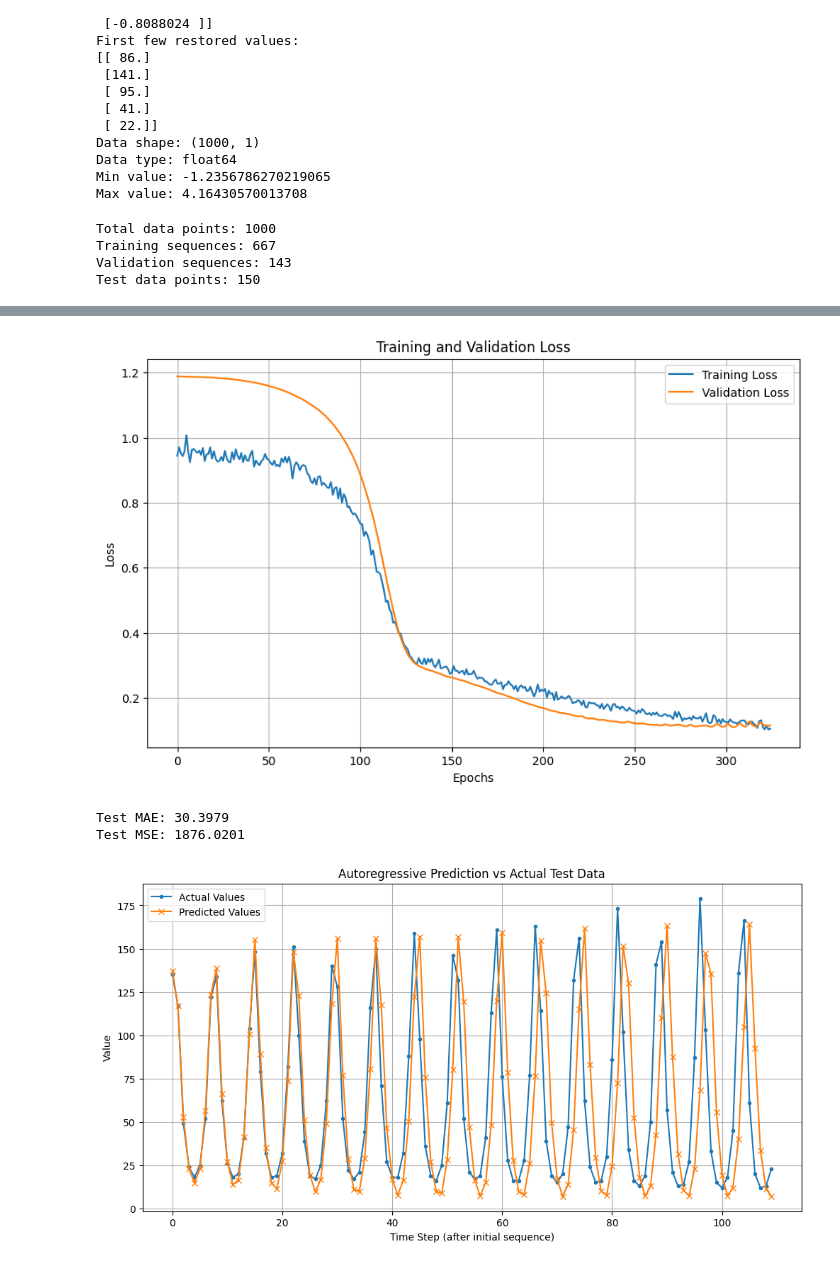
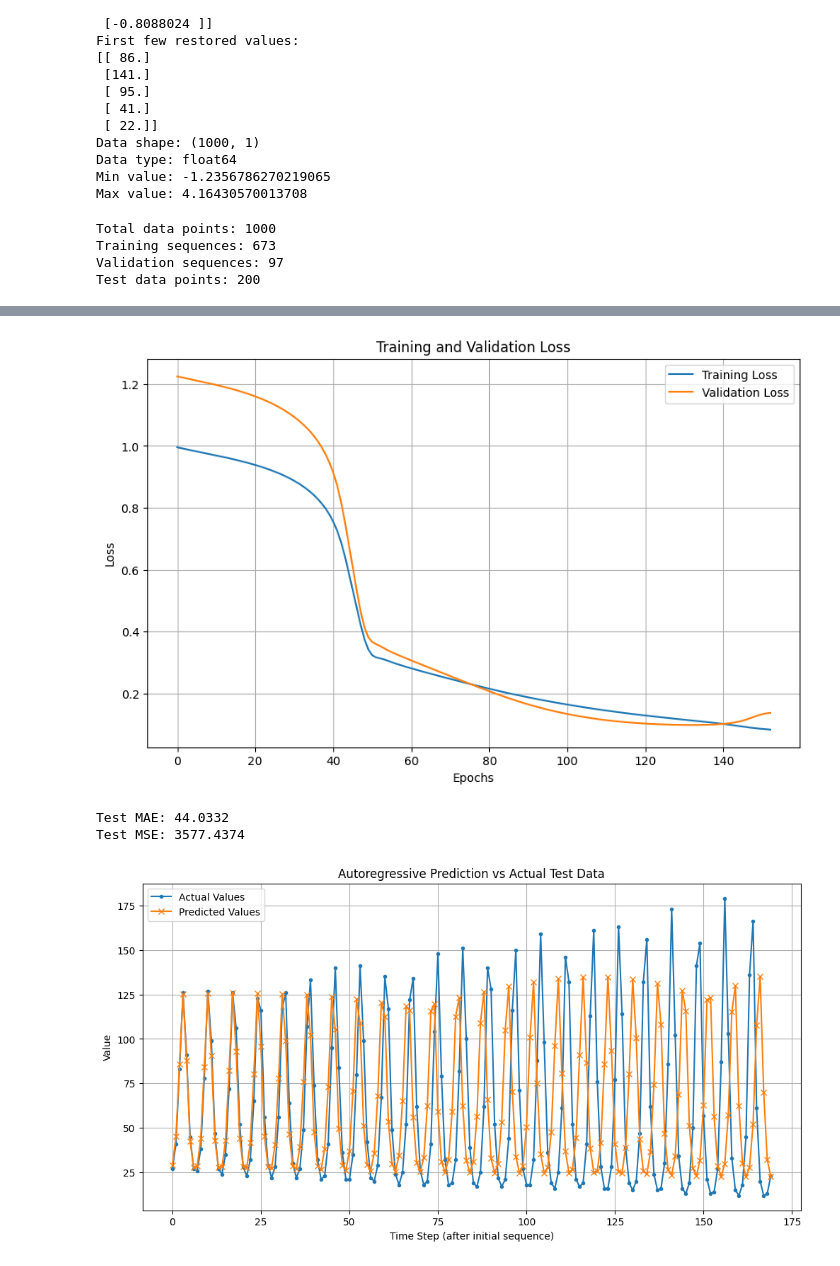
Before and after one commit to alexamirejibi/laser-prediction, a Jupyter notebook: Alex_RNN programming assignment.ipynb, the cells around one changed output, grey strips where cells are left out. Cells and saved outputs as stored; diff of their text form; code cells hidden in the pictures.

```diff
--- a/Alex_RNN programming assignment.ipynb
+++ b/Alex_RNN programming assignment.ipynb
@@ -86,7 +86,7 @@ Max value: 4.16430570013708
 # %%
 from torch.utils.data import TensorDataset, DataLoader
 #Now we want to create sequences from our data, then split into training, validation, and test sets
-seq_len = 40
+seq_len = 30
 
 #Define the function that retrieves the sequences:
 def create_sequences(data, seq_len):
@@ -100,9 +100,9 @@ def create_sequences(data, seq_len):
     return np.array(sequences), np.array(labels)
 
 # Define the split point for test data - we'll use the last portion for testing
-test_ratio = 0.15
-val_ratio = 0.15
-train_ratio = 0.7
+test_ratio = 0.20
+val_ratio = 0.1
+train_ratio = 0.70
 
 # Calculate sizes
 total_size = len(scaled_data)
@@ -136,7 +136,7 @@ train_dataset, val_dataset = torch.utils.data.random_split(
 )
 
 # Create DataLoaders for training and validation
-batch_size = 256
+batch_size = 128
 train_loader = DataLoader(train_dataset, batch_size=batch_size, shuffle=True)
 val_loader = DataLoader(val_dataset, batch_size=batch_size, shuffle=False)
 
@@ -149,9 +149,9 @@ print(f"Validation sequences: {val_size}")
 print(f"Test data points: {len(test_data)}")
 # %% [output]
 Total data points: 1000
-Training sequences: 667
-Validation sequences: 143
-Test data points: 150
+Training sequences: 673
+Validation sequences: 97
+Test data points: 200
 # %%
 #making the LSTM
 class LSTMModel(nn.Module):
@@ -167,7 +167,7 @@ class LSTMModel(nn.Module):
         return out
 # %%
 device = torch.device('cuda' if torch.cuda.is_available() else 'cpu')
-model = LSTMModel(hidden_size=32, num_layers=2, dropout=0.1).to(device)
+model = LSTMModel(hidden_size=64, num_layers=1, dropout=0.0).to(device)
 criterion = nn.MSELoss()
 optimizer = torch.optim.Adam(model.parameters(), lr=0.0001)
 
@@ -304,4 +304,4 @@ Best validation loss: 0.1092 for epoch 304
-[figure, old version]
+[figure, new version]
-Test MAE: 30.3979
-Test MSE: 1876.0201
+Test MAE: 44.0332
+Test MSE: 3577.4374
-[figure, old version]
+[figure, new version]
```
Also changed, not shown: parts of 1 cell of this notebook.
